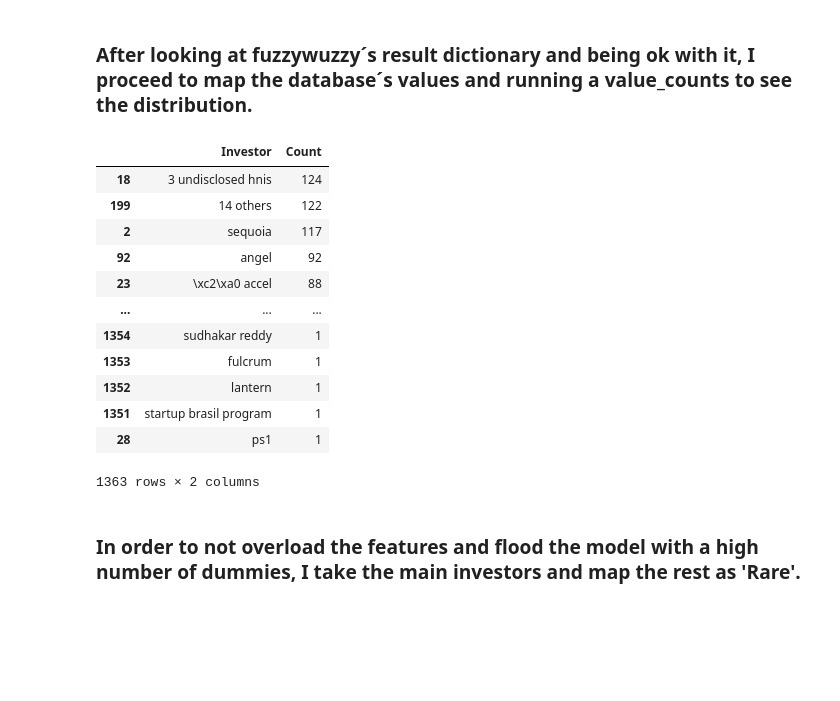
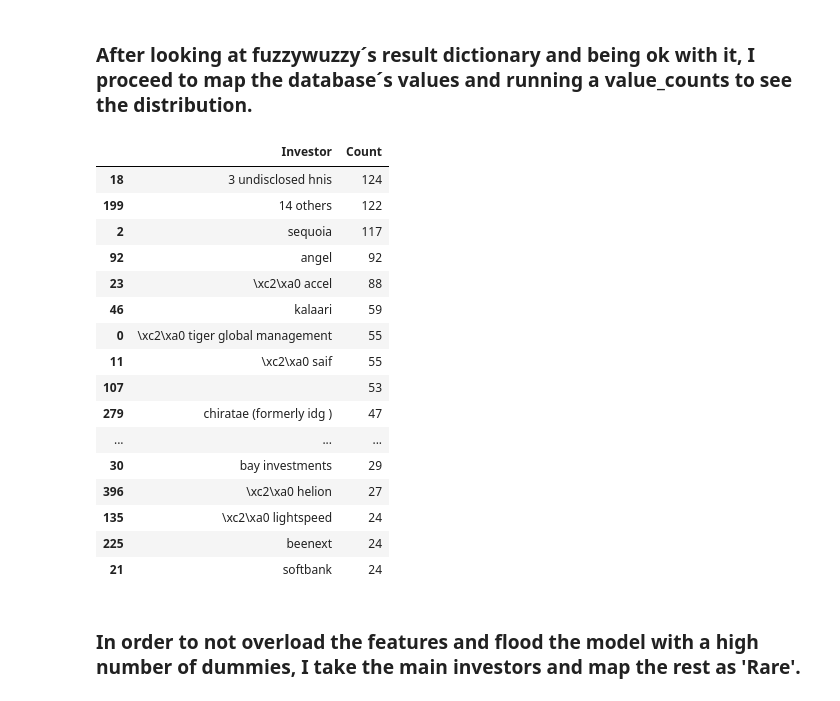
Before and after one commit to Jhan303/Startup-Funding-Regression-Project, a Jupyter notebook: Startup Funding Regression Project.ipynb, the cells around one changed output. Saved outputs shown, nothing was run; the diff lists cells and outputs as text; code cells hidden in the pictures; blank space fills up the shorter version.

```diff
--- a/Startup Funding Regression Project.ipynb
+++ b/Startup Funding Regression Project.ipynb
@@ -121,0 +136,18 @@ df['Amount in USD'] = df['Amount in USD'].apply(clean_amount)
+# %%
+df['Date dd/mm/yyyy'] = (
+    df['Date dd/mm/yyyy']
+    .astype(str)
+    .str.encode('utf-8', 'ignore').str.decode('utf-8', 'ignore')
+    .str.replace(r'\\xc2\\xa0', '', regex=True)
+    .str.replace(r'\\\\xc2\\\\xa0', '', regex=True)
+    .str.replace('\xa0', '', regex=False)
+    .str.replace(r'\s+', '', regex=True)
+    .str.replace(r'(\d{2}/\d{2})(\d{4})', r'\1/\2', regex=True)
+    .str.replace(r'(\d{2}/\d{2})/(\d{3})$', r'\1/2\2', regex=True)
+    .str.replace(r'(\d{2}/\d{2})\.(\d{4})', r'\1/\2', regex=True)
+    .str.replace(r'//', '/', regex=True)
+)
+
+df['Year'] = pd.to_datetime(df['Date dd/mm/yyyy'], errors='coerce', dayfirst=True).dt.year
+
+df[df['Year'].isna()]['Date dd/mm/yyyy'].head(10)
@@ -372,0 +425,2 @@ Name: count, Length: 596, dtype: int64
+# %%
+df['Clean Vertical'] = 'X'
@@ -372,0 +493,3 @@ Name: count, Length: 596, dtype: int64
+# %%
+# USE THIS CELL ONLY FOR PARTIAL RUNS!!!
+df.loc[df['Clean Vertical'] == 'X', 'Clean Vertical'] = df['Industry Vertical']
@@ -451,23 +590,27 @@ df1[df1['canon'].str.contains('sequoia')] # The '' represents a fund composed by
 # %%
 df['Investors List'] = df['Investors List'].apply(lambda lst: [canonical_names[i] for i in lst])
 
 investors = [inv for sublist in df['Investors List'] for inv in sublist]
 counts = Counter(investors)
-pd.DataFrame(counts.items(), columns=['Investor','Count']).sort_values('Count', ascending=False)
+pd.DataFrame(counts.items(), columns=['Investor','Count']).sort_values('Count', ascending=False).head(20)
 # %% [output]
 |  | Investor | Count |
 | 18 | 3 undisclosed hnis | 124 |
 | 199 | 14 others | 122 |
 | 2 | sequoia | 117 |
 | 92 | angel | 92 |
 | 23 | \xc2\xa0 accel | 88 |
+| 46 | kalaari | 59 |
+| 0 | \xc2\xa0 tiger global management | 55 |
+| 11 | \xc2\xa0 saif | 55 |
+| 107 |  | 53 |
+| 279 | chiratae (formerly idg ) | 47 |
 | ... | ... | ... |
-| 1354 | sudhakar reddy | 1 |
-| 1353 | fulcrum | 1 |
-| 1352 | lantern | 1 |
-| 1351 | startup brasil program | 1 |
-| 28 | ps1 | 1 |
+| 30 | bay investments | 29 |
+| 396 | \xc2\xa0 helion | 27 |
+| 135 | \xc2\xa0 lightspeed | 24 |
+| 225 | beenext | 24 |
+| 21 | softbank | 24 |
-1363 rows × 2 columns
 # %% [markdown]
 ### In order to not overload the features and flood the model with a high number of dummies, I take the main investors and map the rest as 'Rare'.
 # %%
```
Also changed, not shown: parts of 29 cells of this notebook.
